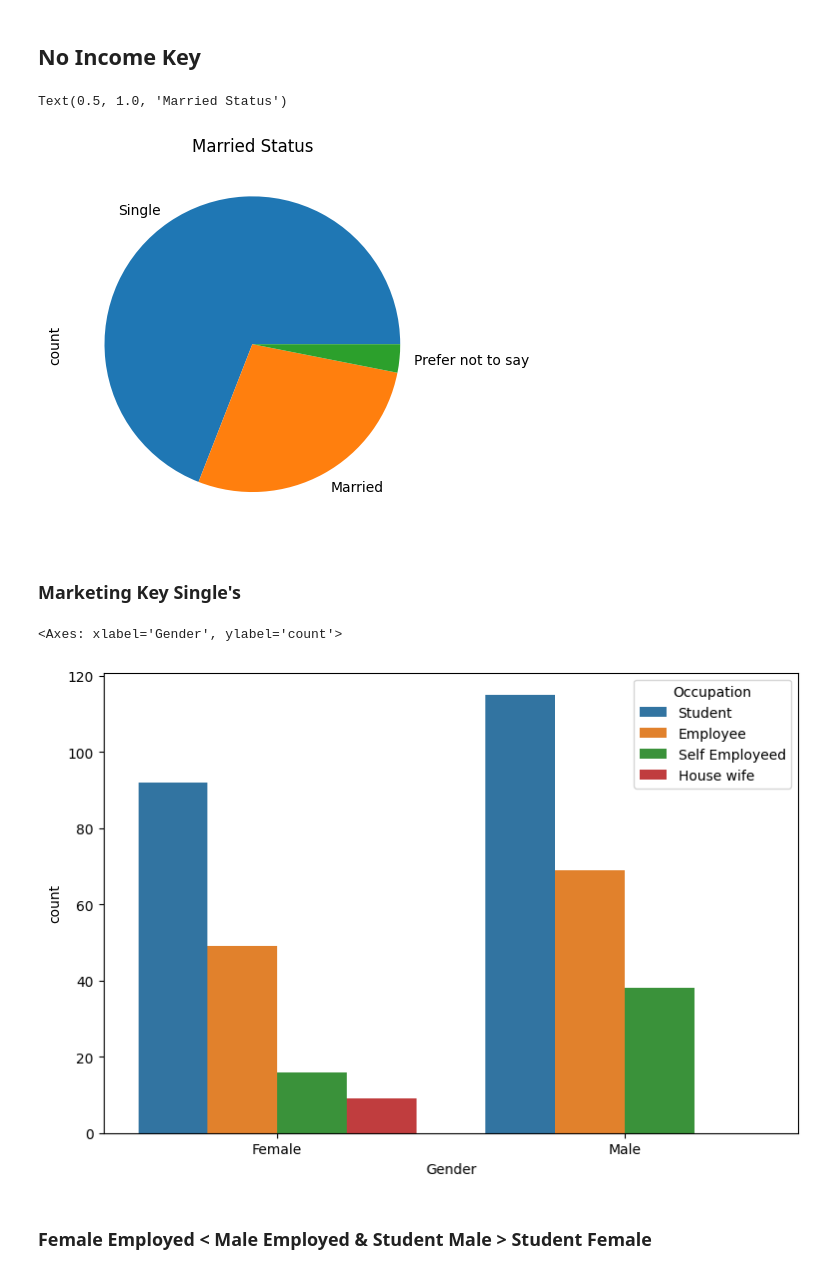
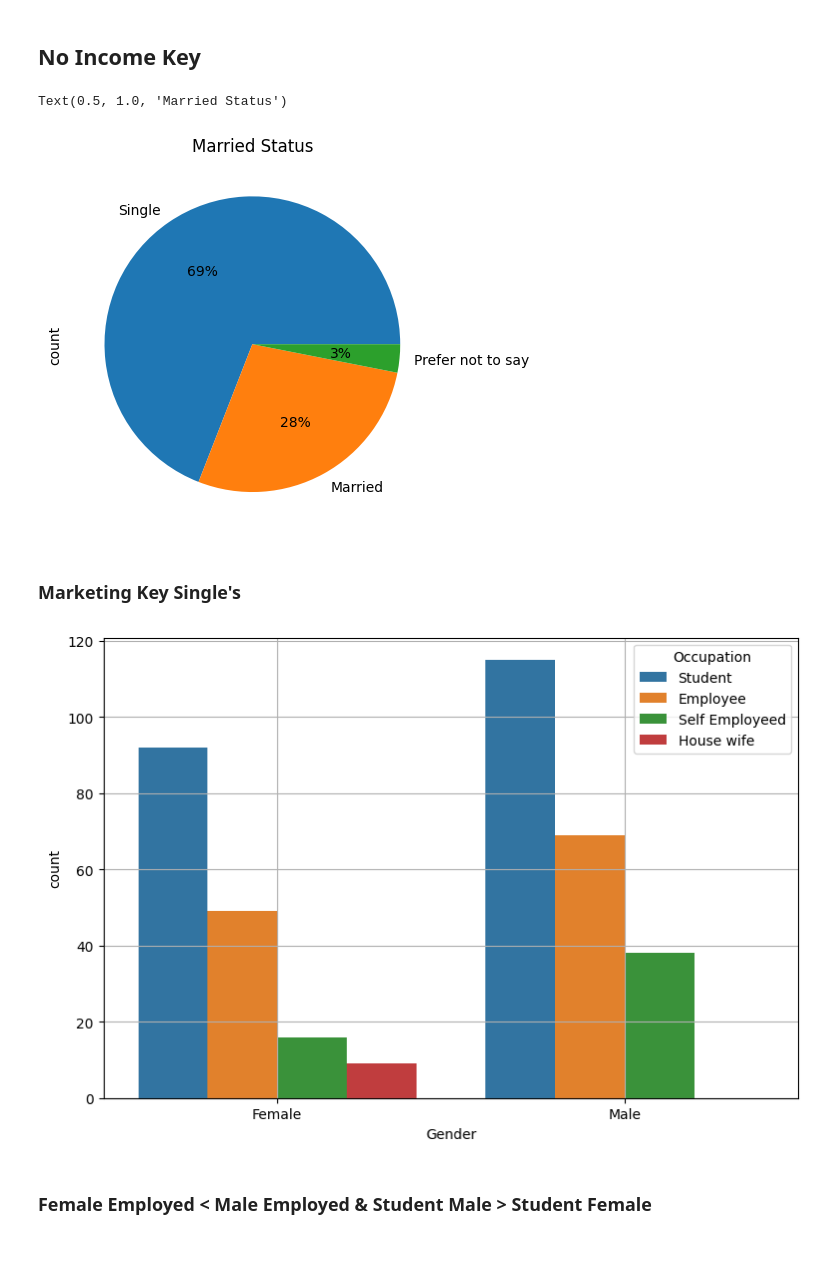
Before and after one commit to ayushsiloiya619/Online-Food-Orders-Analysis, a Jupyter notebook: Online_Food.ipynb, the cells around one changed output. Drawn from its saved outputs; the diff is of its cells as text; code cells hidden in the pictures.

Commit message:
changes in numeric data along the pie charts (autopct=%0.f%%)

```diff
--- a/Online_Food.ipynb
+++ b/Online_Food.ipynb
@@ -232,19 +232,19 @@ Text(0.5, 1.0, 'Income Bio')
 # %% [markdown]
 ## No Income Key
 # %%
-df["Marital Status"].value_counts().plot(kind="pie")
+df["Marital Status"].value_counts().plot(kind="pie",autopct="%.0f%%")
 plt.title("Married Status")
 # %% [output]
 Text(0.5, 1.0, 'Married Status')
-[figure, old version]
+[figure, new version]
 # %% [markdown]
 ### Marketing Key Single's
 # %%
 plt.figure(figsize=(9,6))
 sns.countplot(data=df,x="Gender",hue="Occupation")
+plt.grid(True)
 # %% [output]
-<Axes: xlabel='Gender', ylabel='count'>
-[figure, old version]
+[figure, new version]
 # %% [markdown]
 ### Female Employed < Male Employed & Student Male > Student Female
 # %%
```
Also changed, not shown: parts of 4 cells of this notebook.
